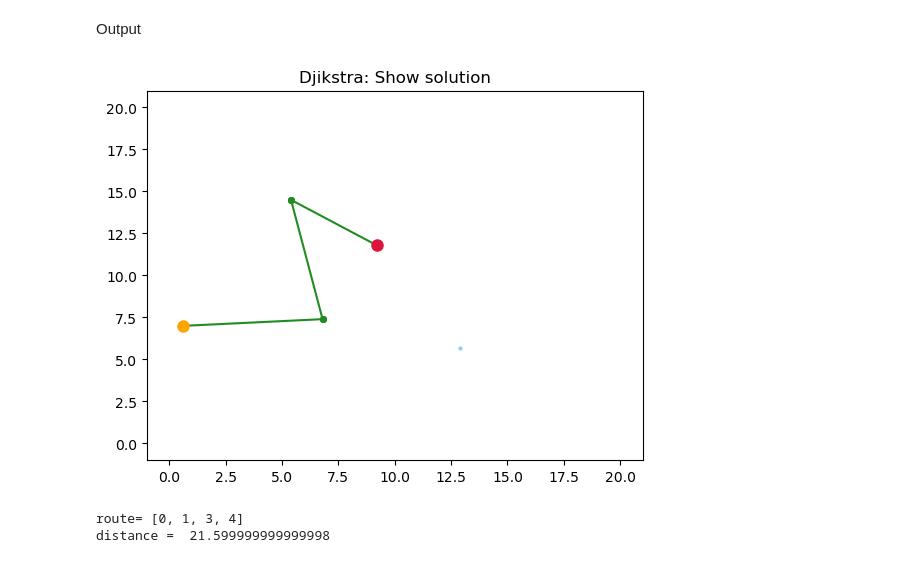
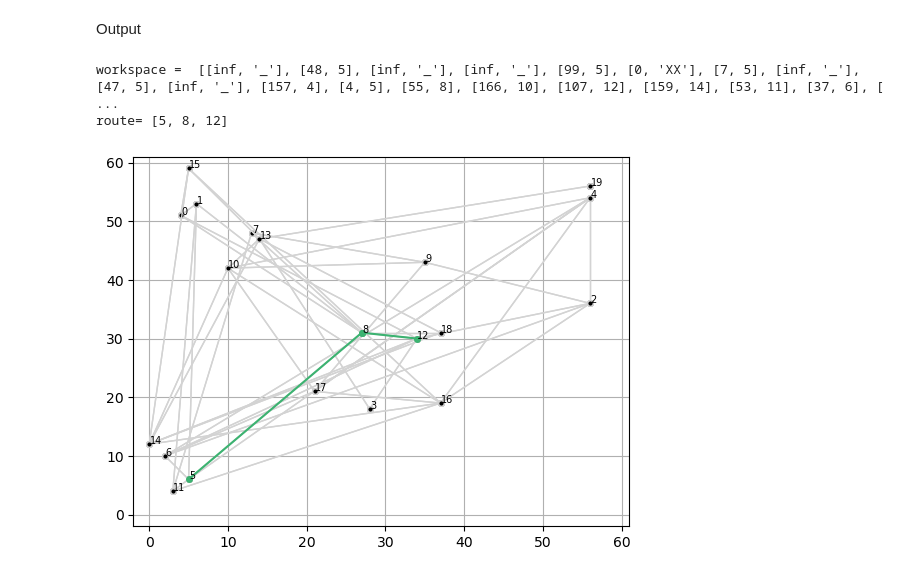
Before and after one commit to TK-KXS/shortest-path, a Jupyter notebook: Dijkstra.ipynb, the cells around one changed output. Cells and saved outputs as stored; diff of their text form; code cells hidden in the pictures.

```diff
--- a/Dijkstra.ipynb
+++ b/Dijkstra.ipynb
@@ -232,0 +244,15 @@ end_node = 4
+# %%
+number_of_nodes = 20
+min_range_of_coor_x = 0
+max_range_of_coor_x = 60
+min_range_of_coor_y = 0
+max_range_of_coor_y = 60
+prob_of_zero = 0.7
+prob_of_one = 1 - prob_of_zero
+
+node_coor = [(random.randint(min_range_of_coor_x, max_range_of_coor_x), random.randint(min_range_of_coor_y, max_range_of_coor_y)) for _ in range(number_of_nodes)]
+adjacency_matrix = generate_adjacency_matrix(number_of_nodes,prob_of_zero,prob_of_one)
+neighbor = [[col_idx for col_idx, value in enumerate(row) if value == 1] for row in adjacency_matrix]
+
+print(adjacency_matrix)
+print(neighbor)
@@ -233,3 +277,6 @@ end_node = 4
+# %%
+start_node = 5
+end_node = 12
 # %% [markdown]
 Main Dijkstra program
 # %%
@@ -249,39 +296,22 @@ while len(unvisited) != 0:
     unvisited.remove(next)
 # %% [markdown]
 Output
-# %%
-route = [end_node]
-track = workspace[route[-1]][1]
-while track != 'XX':
-    track = workspace[route[-1]][1]
-    route.append(track)
-route.remove('XX')
-
-for i in visited:
-    if i not in wall_index:
-        plt.plot(node_coor[i][0],node_coor[i][1], marker='o',markersize=2, color='lightskyblue')
-for i in route:
-    plt.plot(node_coor[i][0],node_coor[i][1], marker='o',markersize=4, color='forestgreen')
-for i in range(len(route)-1):
-    x1 = node_coor[route[i]][0]
-    x2 = node_coor[route[i+1]][0]
-    y1 = node_coor[route[i]][1]
-    y2 = node_coor[route[i+1]][1]
-    plt.plot([x1,x2], [y1,y2], marker='o',markersize=4, color='forestgreen', linestyle="-")
-plt.plot(node_coor[start_node][0],node_coor[start_node][1],marker='o',markersize=8, color='orange')
-plt.plot(node_coor[end_node][0],node_coor[end_node][1], marker='o',markersize=8, color='crimson')
-plt.title('Djikstra: Show solution')
-plt.xlim(-1,size+1)
-plt.ylim(-1,size+1)
-plt.show()
-
-print('route=', route[::-1])
-
-d = 0
-for i in range(len(route)-1):
-    d += distance(node_coor,route[i],route[i+1])
-print('distance = ', d)
-# %% [output]
-[figure, removed]
-route= [0, 1, 3, 4]
-distance =  21.599999999999998
+# %%
+route = [end_node]
+track = workspace[route[-1]][1]
+
+if track == "_":
+    print("NO ROUTE AVAILABLE")
+else:
+    while track != 'XX':
+        track = workspace[route[-1]][1]
+        route.append(track)
+    route.remove('XX')
+
+    print('workspace = ', workspace)
+    print('route =', route[::-1])
+    show_solution(node_coor,neighbor,route)
+# %% [output]
+workspace =  [[inf, '_'], [48, 5], [inf, '_'], [inf, '_'], [99, 5], [0, 'XX'], [7, 5], [inf, '_'], [47, 5], [inf, '_'], [157, 4], [4, 5], [55, 8], [166, 10], [107, 12], [159, 14], [53, 11], [37, 6], [ ...
+route= [5, 8, 12]
+[figure, added]
```
Also changed, not shown: parts of 6 cells of this notebook.
